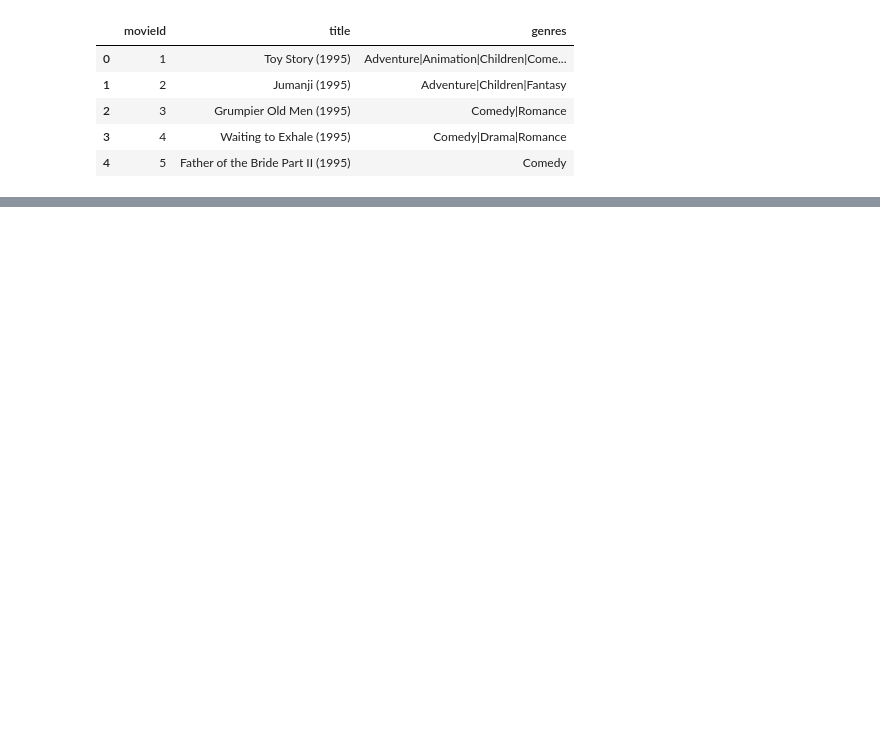
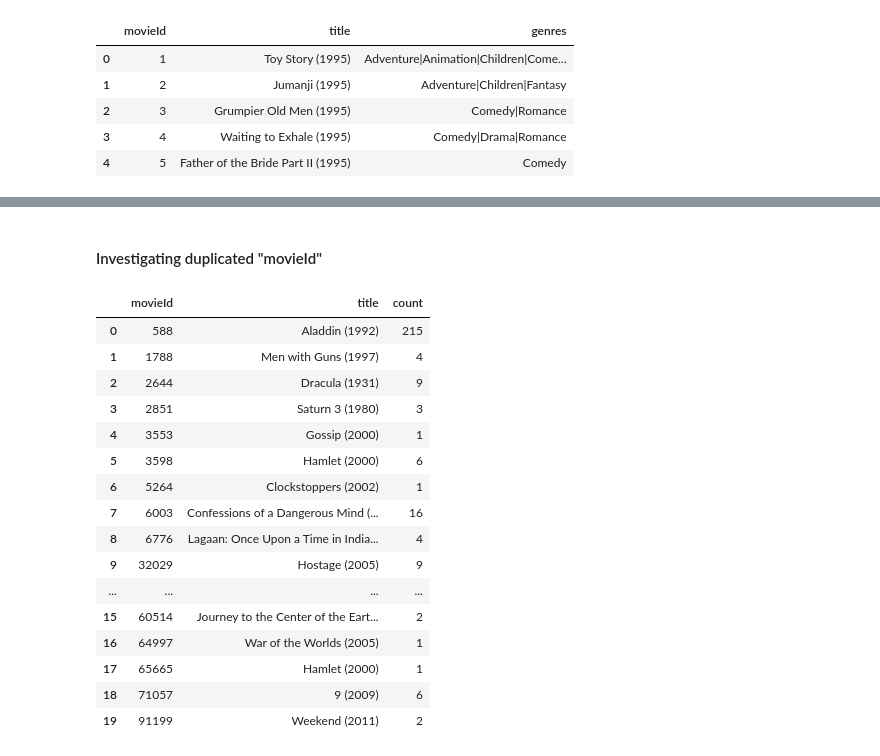
Before and after one commit to Explore-AI/unsupervised-predict-streamlit-template, a Jupyter notebook: 2110ACDS_T3_Movie_Recommender_Main_Notebook.ipynb, the cells around one changed output, grey strips where cells are left out. Drawn from its saved outputs; the diff is of its cells as text; code cells hidden in the pictures; blank space fills up the shorter version.

```diff
--- a/2110ACDS_T3_Movie_Recommender_Main_Notebook.ipynb
+++ b/2110ACDS_T3_Movie_Recommender_Main_Notebook.ipynb
@@ -125,0 +135,39 @@ df_train.head()
+# %% [markdown]
+#### Investigating duplicated "movieId"
+# %%
+# Extracting duplicated movie ids
+duplicate_movies = df_movies.groupby('title').filter(lambda x: len(x) == 2)
+duplic_ids = duplicate_movies['movieId'].values
+
+#Duplicated titles
+duplicate_movies = duplicate_movies[['movieId','title']]
+
+# Checking the id with most reviews
+review_count = pd.DataFrame(df_ratings[df_ratings['movieId'].isin(duplic_ids)]['movieId'].value_counts())
+review_count.reset_index(inplace=True)
+review_count.columns = ['movieId','count']
+duplicated_df = pd.merge(duplicate_movies, review_count, on='movieId')
+display(duplicated_df)
+
+## Getting duplicates with low review count
+duplicated_df.sort_values(by=['title','count'],ascending=[True,False])
+duplicated_ids = duplicated_df.drop_duplicates(subset ="title",
+                     keep = 'last', inplace = False)['movieId']
+# %% [output]
+|  | movieId | title | count |
+| 0 | 588 | Aladdin (1992) | 215 |
+| 1 | 1788 | Men with Guns (1997) | 4 |
+| 2 | 2644 | Dracula (1931) | 9 |
+| 3 | 2851 | Saturn 3 (1980) | 3 |
+| 4 | 3553 | Gossip (2000) | 1 |
+| 5 | 3598 | Hamlet (2000) | 6 |
+| 6 | 5264 | Clockstoppers (2002) | 1 |
+| 7 | 6003 | Confessions of a Dangerous Mind (... | 16 |
+| 8 | 6776 | Lagaan: Once Upon a Time in India... | 4 |
+| 9 | 32029 | Hostage (2005) | 9 |
+| ... | ... | ... | ... |
+| 15 | 60514 | Journey to the Center of the Eart... | 2 |
+| 16 | 64997 | War of the Worlds (2005) | 1 |
+| 17 | 65665 | Hamlet (2000) | 1 |
+| 18 | 71057 | 9 (2009) | 6 |
+| 19 | 91199 | Weekend (2011) | 2 |
```
Also changed, not shown: parts of 77 cells of this notebook.
